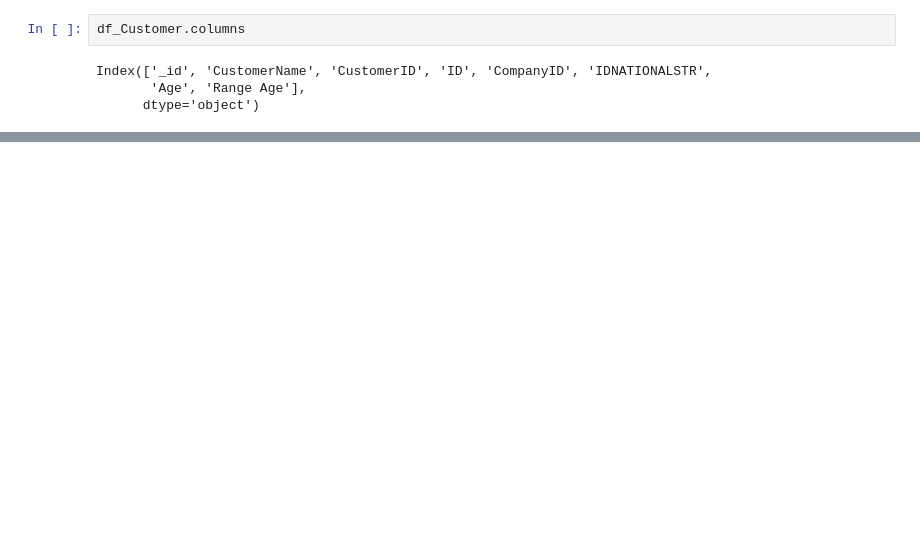
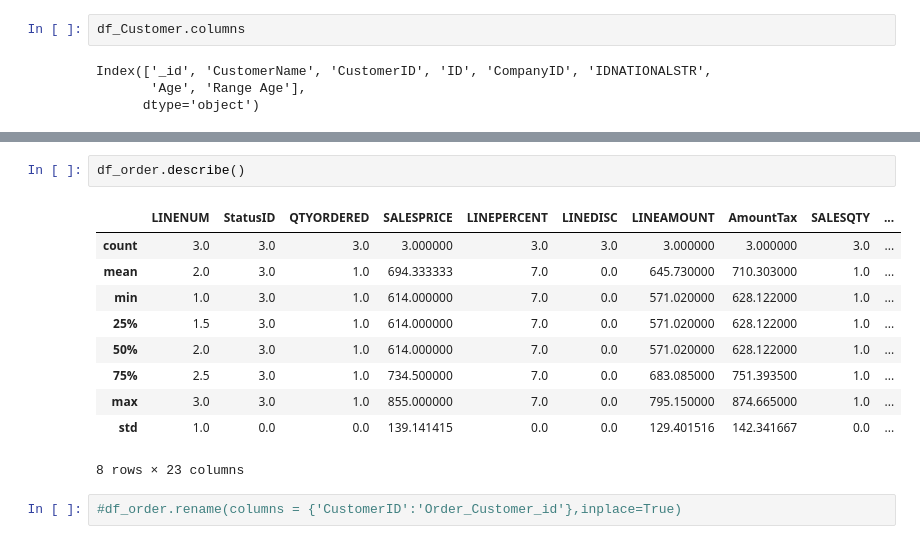
Before and after one commit to MuhammadMemo/DataEngineer, a Jupyter notebook: ProjectMongoDB.ipynb, the cells around one changed output, grey strips where cells are left out. Cells and saved outputs as stored; diff of their text form; blank space fills up the shorter version.

```diff
--- a/ProjectMongoDB.ipynb
+++ b/ProjectMongoDB.ipynb
@@ -59 +59,16 @@ Index(['_id', 'SALESID', 'LINENUM', 'StatusID', 'TAXGROUP', 'QTYORDERED',
       dtype='object')
+# %%
+df_order.describe()
+# %% [output]
+|  | LINENUM | StatusID | QTYORDERED | SALESPRICE | LINEPERCENT | LINEDISC | LINEAMOUNT | AmountTax | SALESQTY | ... |
+| count | 3.0 | 3.0 | 3.0 | 3.000000 | 3.0 | 3.0 | 3.000000 | 3.000000 | 3.0 | ... |
+| mean | 2.0 | 3.0 | 1.0 | 694.333333 | 7.0 | 0.0 | 645.730000 | 710.303000 | 1.0 | ... |
+| min | 1.0 | 3.0 | 1.0 | 614.000000 | 7.0 | 0.0 | 571.020000 | 628.122000 | 1.0 | ... |
+| 25% | 1.5 | 3.0 | 1.0 | 614.000000 | 7.0 | 0.0 | 571.020000 | 628.122000 | 1.0 | ... |
+| 50% | 2.0 | 3.0 | 1.0 | 614.000000 | 7.0 | 0.0 | 571.020000 | 628.122000 | 1.0 | ... |
+| 75% | 2.5 | 3.0 | 1.0 | 734.500000 | 7.0 | 0.0 | 683.085000 | 751.393500 | 1.0 | ... |
+| max | 3.0 | 3.0 | 1.0 | 855.000000 | 7.0 | 0.0 | 795.150000 | 874.665000 | 1.0 | ... |
+| std | 1.0 | 0.0 | 0.0 | 139.141415 | 0.0 | 0.0 | 129.401516 | 142.341667 | 0.0 | ... |
+8 rows × 23 columns
+# %%
+#df_order.rename(columns = {'CustomerID':'Order_Customer_id'},inplace=True)
```
Also changed, not shown: parts of 10 cells of this notebook.
